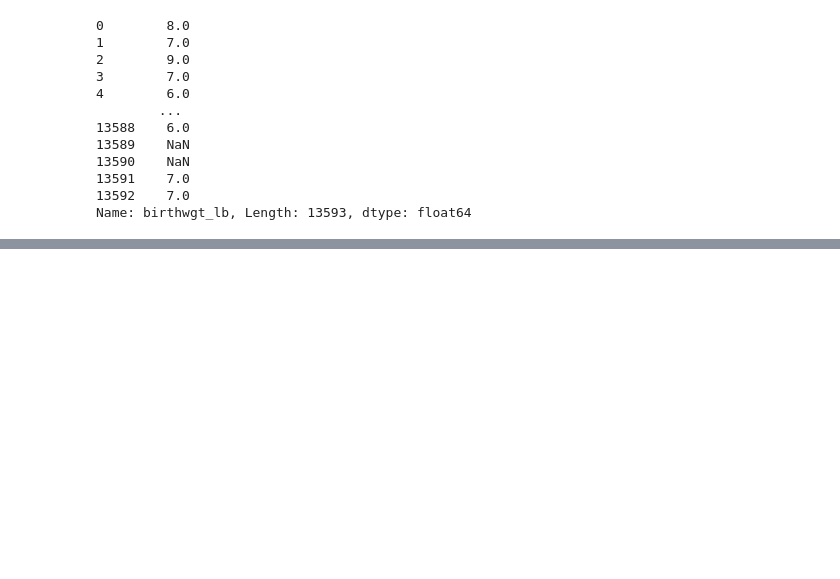
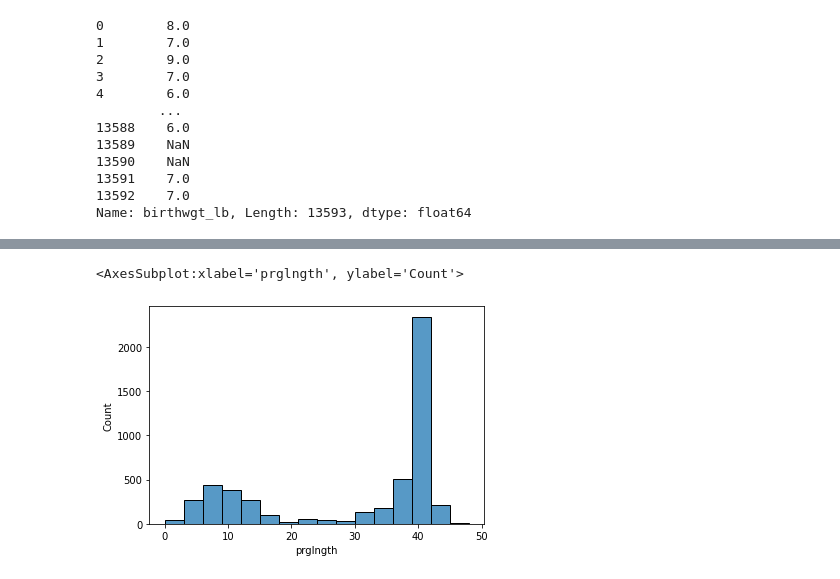
Before and after one commit to draibolit/ThinkStats2, a Jupyter notebook: code/chapter1_draft.ipynb, the cells around one changed output, grey strips where cells are left out. Cells and saved outputs as stored; diff of their text form; code cells hidden in the pictures; blank space fills up the shorter version.

```diff
--- a/code/chapter1_draft.ipynb
+++ b/code/chapter1_draft.ipynb
@@ -58,0 +99,19 @@ Name: birthwgt_lb, Length: 13593, dtype: float64
+# %%
+pregmap = nsfg.MakePregMap(df)
+caseid = df['caseid'].values
+# %%
+# find the pregnancy length of the first one
+firstbabies_status = []
+first_idxes = []
+for id in caseid:
+    ix = pregmap[id][0]
+    first_idxes.append(ix)
+
+# make unique idx
+first_idxes = list(set(first_idxes))
+# %%
+prglngth_first_birth_all = df.iloc[first_idxes,:]['prglngth']
+sns.histplot(prglngth_first_birth_all)
+# %% [output]
+<AxesSubplot:xlabel='prglngth', ylabel='Count'>
+[figure, added]
```
Also changed, not shown: parts of 4 cells of this notebook, 4 other files.
